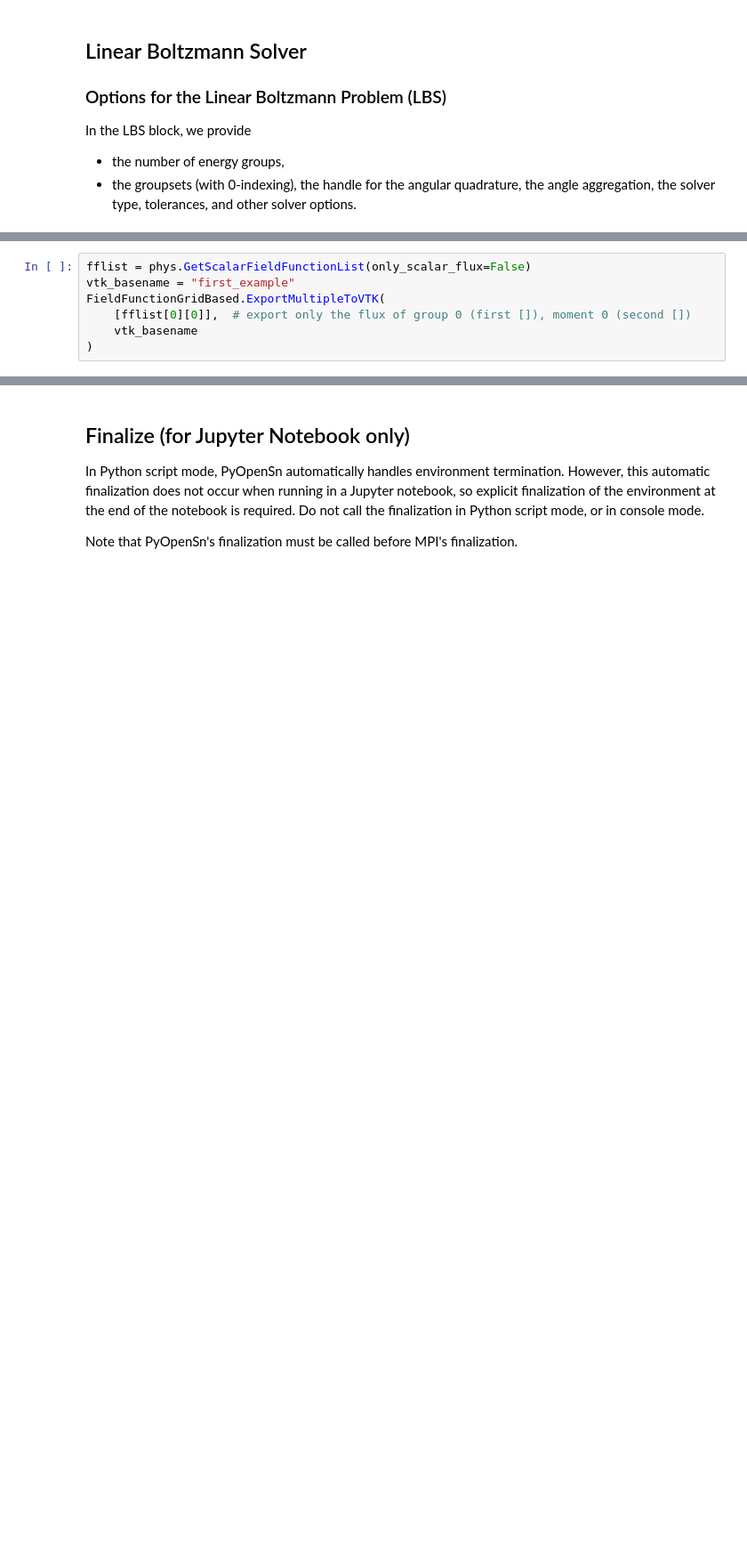
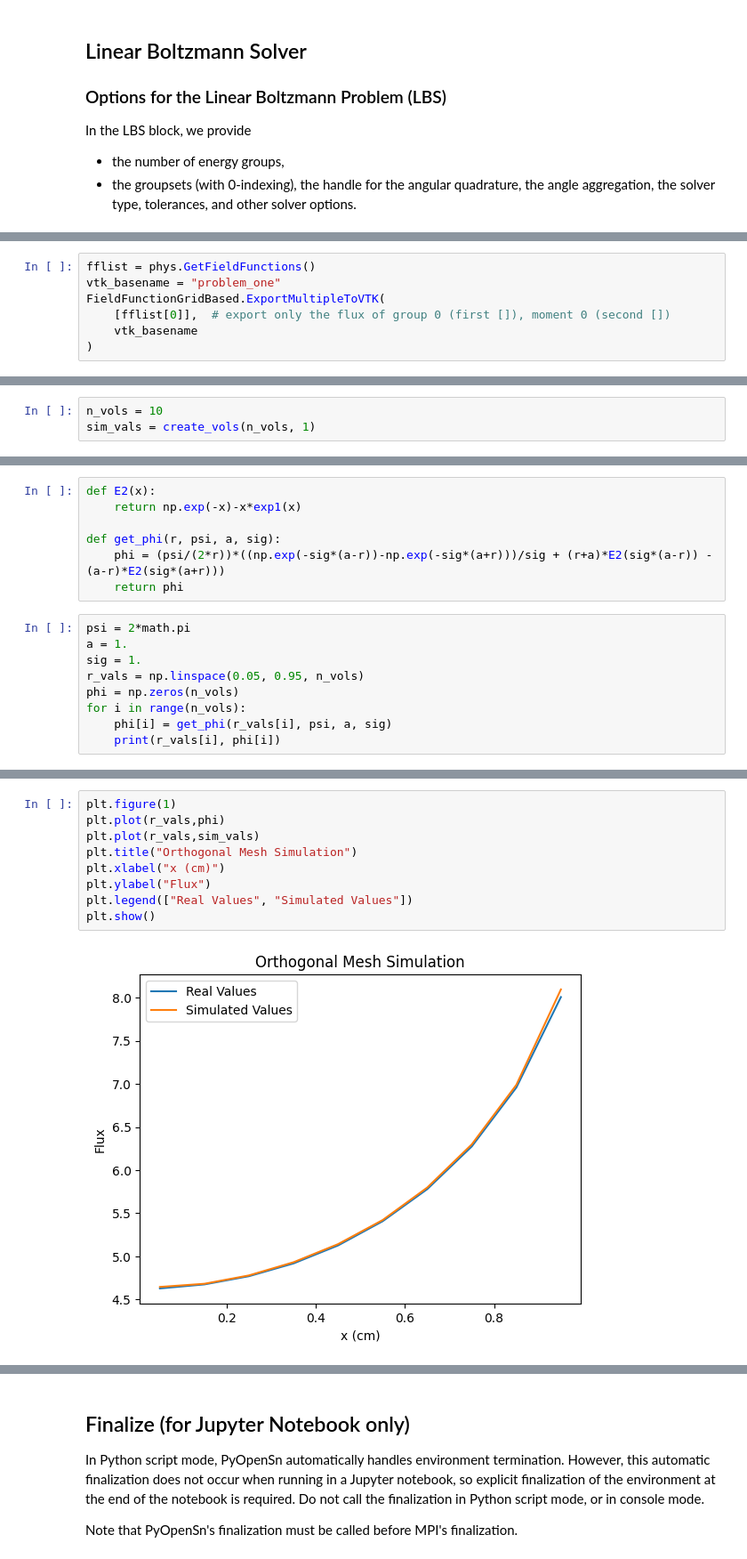
Before and after one commit to CamU8/opensn, a Jupyter notebook: tutorials/python/temp_spherical/problem_one.ipynb, the cells around one changed output, grey strips where cells are left out. Shown: that part at 89% size. Cells and saved outputs as stored; diff of their text form; blank space fills up the shorter version.

Commit message:
Problems 1,2,4,6 Complete
Problems 1, 2, 4, and 6 completed and accurate to specified fluxes
Meshes created with two and three spheres for the remaining problems

```diff
--- a/tutorials/python/temp_spherical/problem_one.ipynb
+++ b/tutorials/python/temp_spherical/problem_one.ipynb
@@ -193,7 +231,7 @@ The resulting scalar flux is shown below:
 # %%
-fflist = phys.GetScalarFieldFunctionList(only_scalar_flux=False)
-vtk_basename = "first_example"
+fflist = phys.GetFieldFunctions()
+vtk_basename = "problem_one"
 FieldFunctionGridBased.ExportMultipleToVTK(
-    [fflist[0][0]],  # export only the flux of group 0 (first []), moment 0 (second [])
+    [fflist[0]],  # export only the flux of group 0 (first []), moment 0 (second [])
     vtk_basename
 )
@@ -199,0 +266,3 @@ FieldFunctionGridBased.ExportMultipleToVTK(
+# %%
+n_vols = 10
+sim_vals = create_vols(n_vols, 1)
@@ -199,0 +280,16 @@ FieldFunctionGridBased.ExportMultipleToVTK(
+# %%
+def E2(x):
+    return np.exp(-x)-x*exp1(x)
+
+def get_phi(r, psi, a, sig):
+    phi = (psi/(2*r))*((np.exp(-sig*(a-r))-np.exp(-sig*(a+r)))/sig + (r+a)*E2(sig*(a-r)) - (a-r)*E2(sig*(a+r)))
+    return phi
+# %%
+psi = 2*math.pi
+a = 1.
+sig = 1.
+r_vals = np.linspace(0.05, 0.95, n_vols)
+phi = np.zeros(n_vols)
+for i in range(n_vols):
+    phi[i] = get_phi(r_vals[i], psi, a, sig)
+    print(r_vals[i], phi[i])
@@ -199,0 +314,11 @@ FieldFunctionGridBased.ExportMultipleToVTK(
+# %%
+plt.figure(1)
+plt.plot(r_vals,phi)
+plt.plot(r_vals,sim_vals)
+plt.title("Orthogonal Mesh Simulation")
+plt.xlabel("x (cm)")
+plt.ylabel("Flux")
+plt.legend(["Real Values", "Simulated Values"])
+plt.show()
+# %% [output]
+[figure, added]
```
Also changed, not shown: parts of 22 cells of this notebook, 25 other files.
